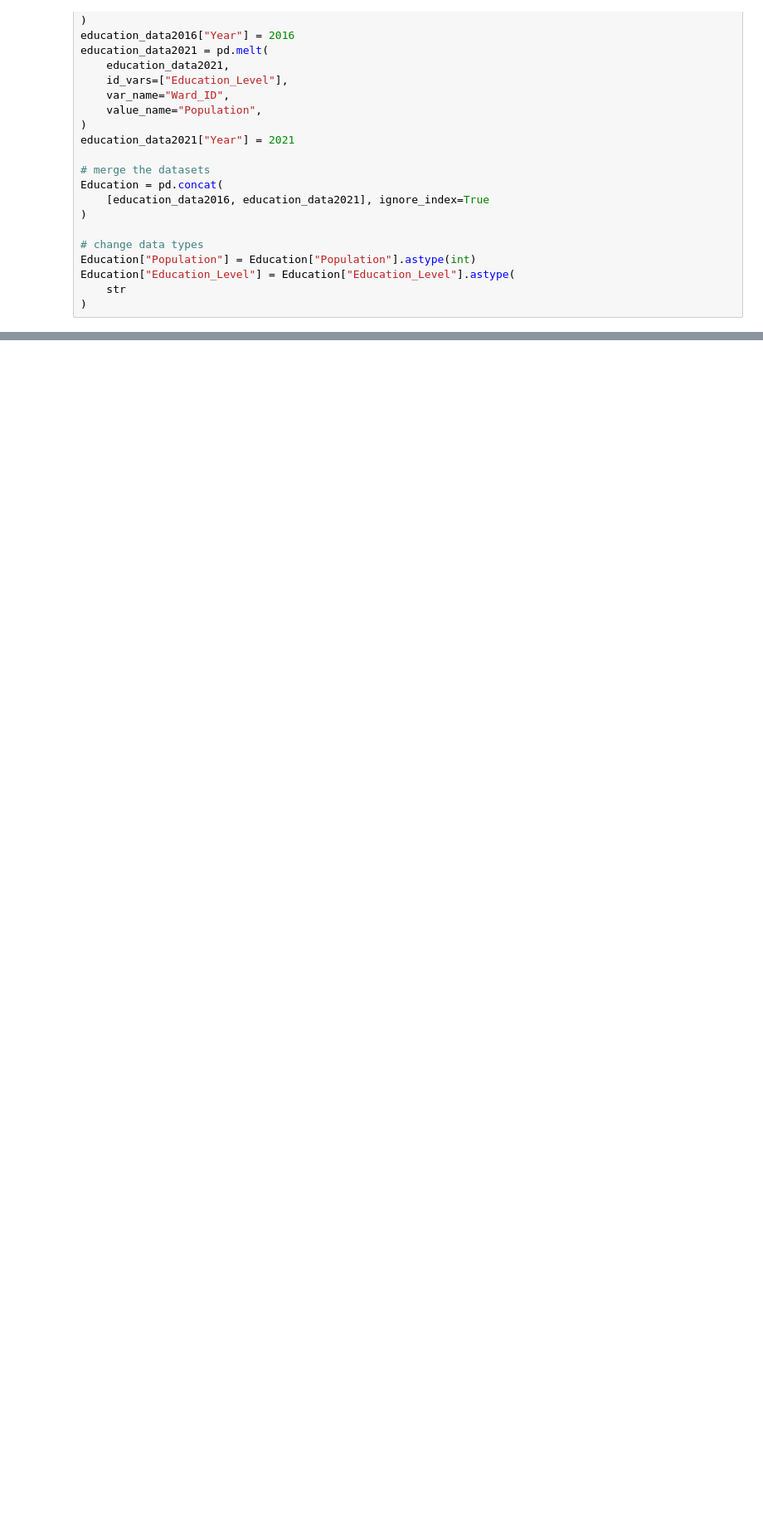
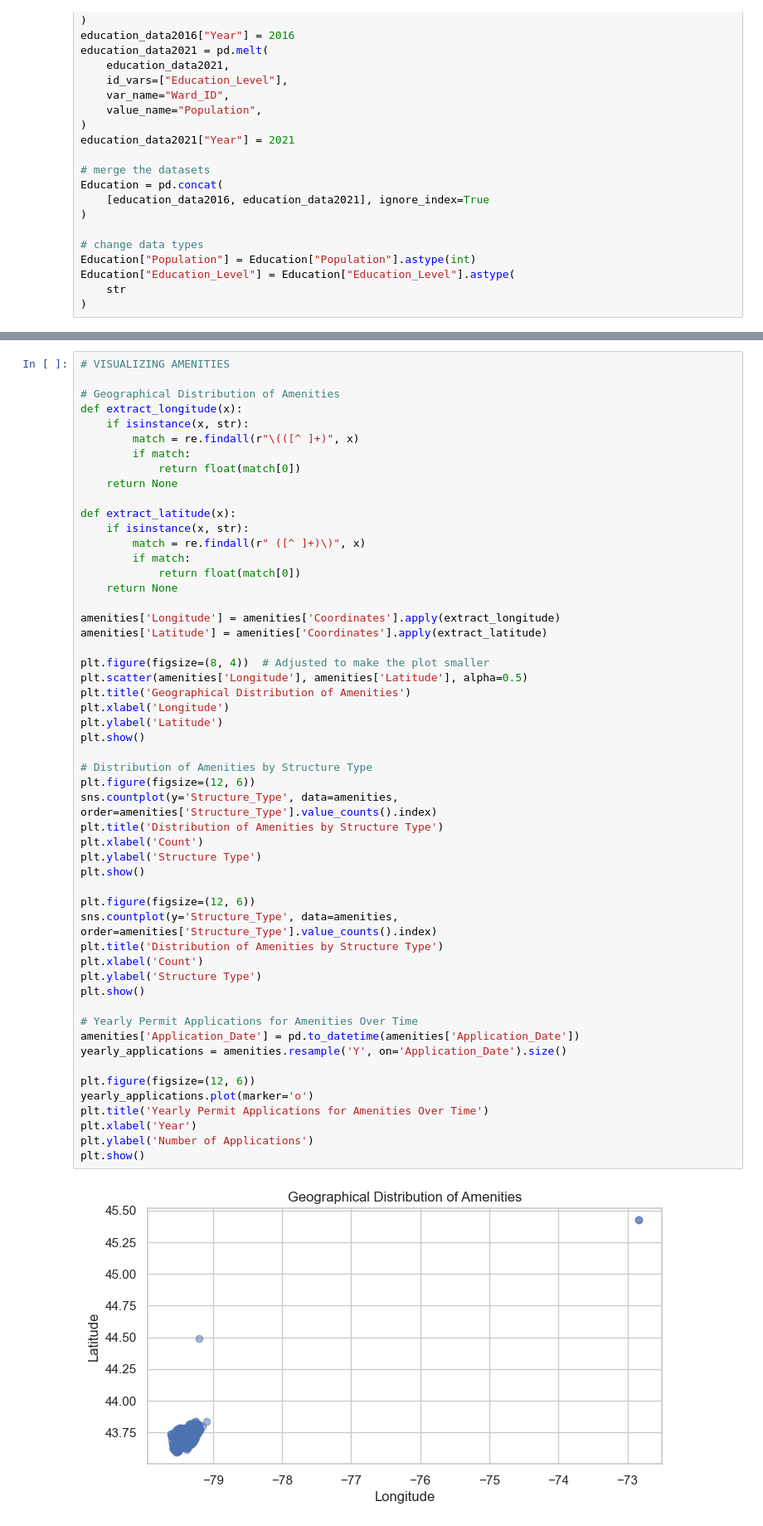
Before and after one commit to tinatrinh8/Data-Science-Gentrification-Study, a Jupyter notebook: Phase4/DataMining.ipynb, the cells around one changed output, grey strips where cells are left out. Shown at 83% size. Drawn from its saved outputs; the diff is of its cells as text; blank space fills up the shorter version.

```diff
--- a/Phase4/DataMining.ipynb
+++ b/Phase4/DataMining.ipynb
@@ -460,0 +820,55 @@ ShelterDimension["Ward_ID"] = ShelterDimension["Ward_ID"].astype(str)
+# %%
+# VISUALIZING AMENITIES
+
+# Geographical Distribution of Amenities
+def extract_longitude(x):
+    if isinstance(x, str):
+        match = re.findall(r"\(([^ ]+)", x)
+        if match:
+            return float(match[0])
+    return None
+
+def extract_latitude(x):
+    if isinstance(x, str):
+        match = re.findall(r" ([^ ]+)\)", x)
+        if match:
+            return float(match[0])
+    return None
+
+amenities['Longitude'] = amenities['Coordinates'].apply(extract_longitude)
+amenities['Latitude'] = amenities['Coordinates'].apply(extract_latitude)
+
+plt.figure(figsize=(8, 4))  # Adjusted to make the plot smaller
+plt.scatter(amenities['Longitude'], amenities['Latitude'], alpha=0.5)
+plt.title('Geographical Distribution of Amenities')
+plt.xlabel('Longitude')
+plt.ylabel('Latitude')
+plt.show()
+
+# Distribution of Amenities by Structure Type
+plt.figure(figsize=(12, 6))
+sns.countplot(y='Structure_Type', data=amenities, order=amenities['Structure_Type'].value_counts().index)
+plt.title('Distribution of Amenities by Structure Type')
+plt.xlabel('Count')
+plt.ylabel('Structure Type')
+plt.show()
+
+plt.figure(figsize=(12, 6))
+sns.countplot(y='Structure_Type', data=amenities, order=amenities['Structure_Type'].value_counts().index)
+plt.title('Distribution of Amenities by Structure Type')
+plt.xlabel('Count')
+plt.ylabel('Structure Type')
+plt.show()
+
+# Yearly Permit Applications for Amenities Over Time
+amenities['Application_Date'] = pd.to_datetime(amenities['Application_Date'])
+yearly_applications = amenities.resample('Y', on='Application_Date').size()
+
+plt.figure(figsize=(12, 6))
+yearly_applications.plot(marker='o')
+plt.title('Yearly Permit Applications for Amenities Over Time')
+plt.xlabel('Year')
+plt.ylabel('Number of Applications')
+plt.show()
+# %% [output]
+[figure, added]
```
Also changed, not shown: parts of 29 cells of this notebook, 3 other files.
